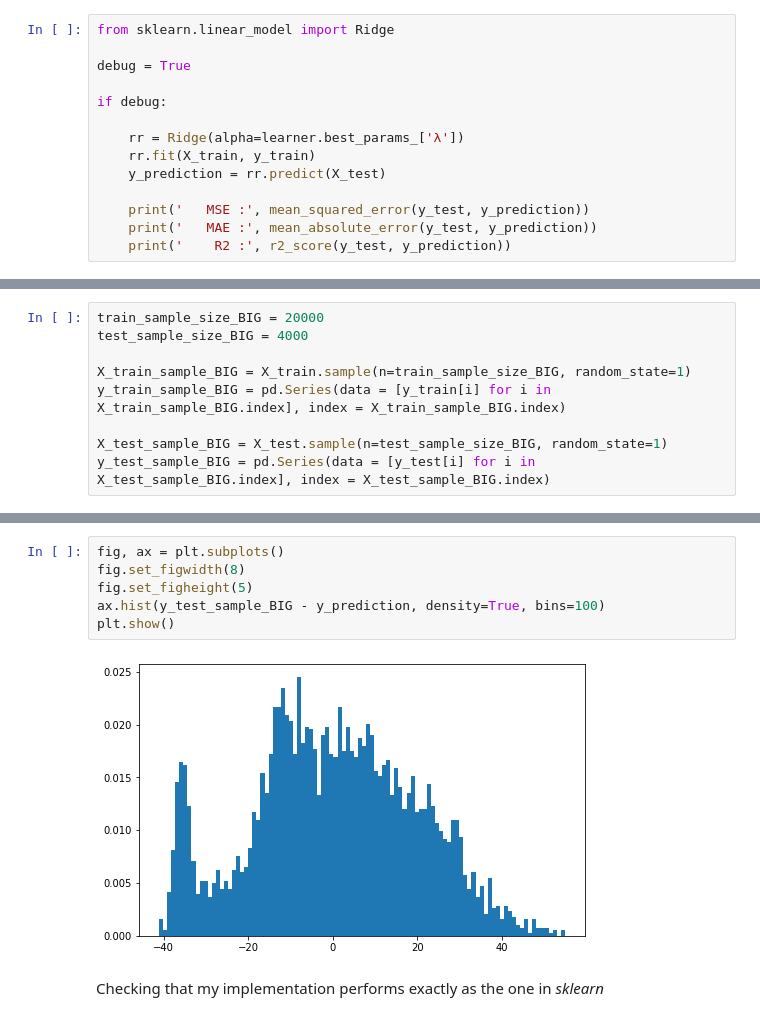
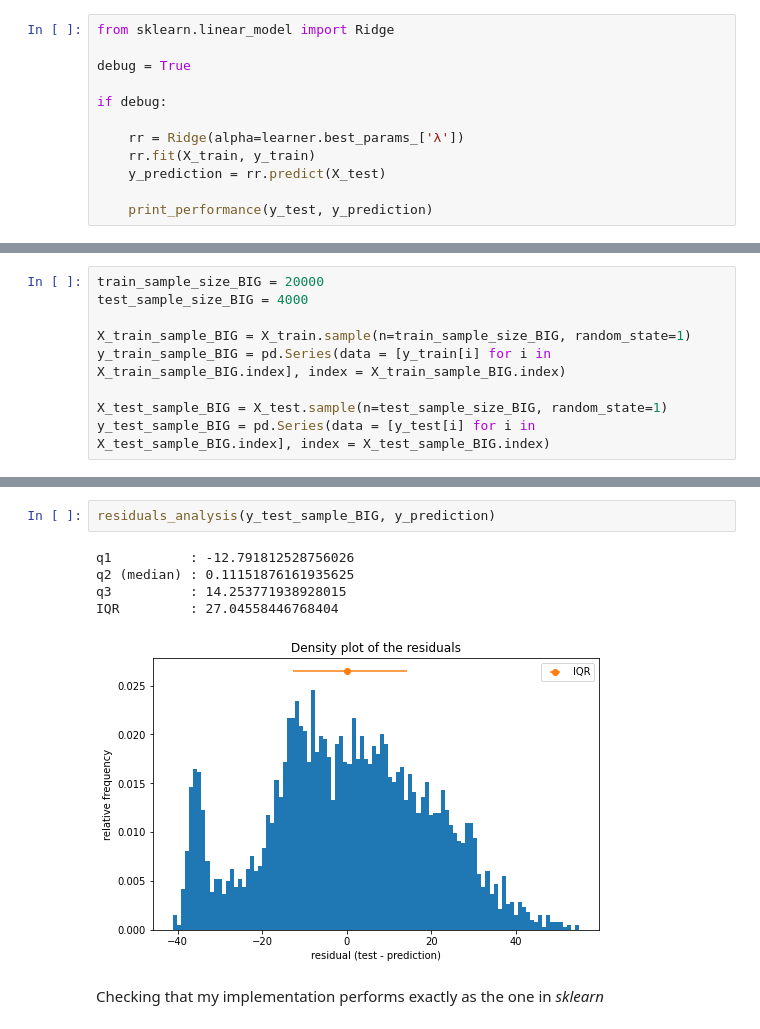
Before and after one commit to nemolino/TrackPopularityPredictor, a Jupyter notebook: prediction_numerical.ipynb, the cells around one changed output, grey strips where cells are left out. Cells and saved outputs as stored; diff of their text form.

```diff
--- a/prediction_numerical.ipynb
+++ b/prediction_numerical.ipynb
@@ -202,7 +242,5 @@ if debug:
     rr.fit(X_train, y_train)
     y_prediction = rr.predict(X_test)
 
-    print('   MSE :', mean_squared_error(y_test, y_prediction))
-    print('   MAE :', mean_absolute_error(y_test, y_prediction))
-    print('    R2 :', r2_score(y_test, y_prediction))
+    print_performance(y_test, y_prediction)
 # %% [output]
@@ -291,11 +346,11 @@ print('    R2 :', r2_score(y_test_sample_BIG, y_prediction))
-# %%
-fig, ax = plt.subplots()
-fig.set_figwidth(8)
-fig.set_figheight(5)
-ax.hist(y_test_sample_BIG - y_prediction, density=True, bins=100)
-plt.show()
-# %% [output]
-[figure, removed]
+# %%
+residuals_analysis(y_test_sample_BIG, y_prediction)
+# %% [output]
+q1          : -12.791812528756026
+q2 (median) : 0.11151876161935625
+q3          : 14.253771938928015
+IQR         : 27.04558446768404
+[figure, added]
 # %% [markdown]
 Checking that my implementation performs exactly as the one in *sklearn*
 # %%
```
Also changed, not shown: parts of 19 cells of this notebook, 5 other files.
